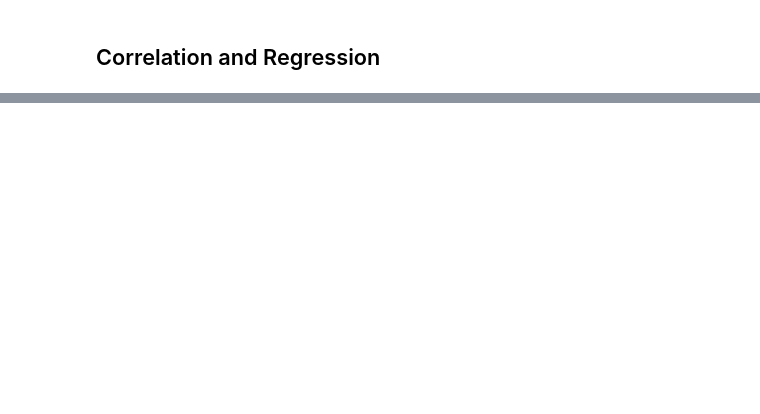
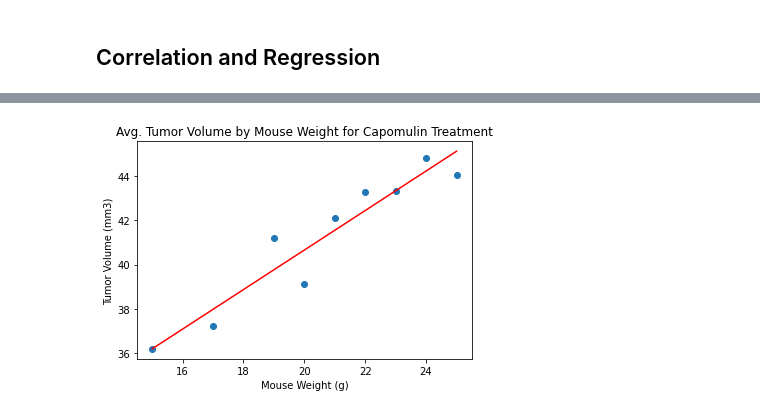
Before and after one commit to MarcyVampQueen/Matplotlib-challenge, a Jupyter notebook: Pymaceuticals/pymaceuticals_starter.ipynb, the cells around one changed output, grey strips where cells are left out. Cells and saved outputs as stored; diff of their text form; code cells hidden in the pictures; blank space fills up the shorter version.

```diff
--- a/Pymaceuticals/pymaceuticals_starter.ipynb
+++ b/Pymaceuticals/pymaceuticals_starter.ipynb
@@ -243,0 +267,12 @@ plt.show()
+# %%
+slope, inter, rval, pval, st = linregress(x_val, y_val)
+regress = x_val * slope + inter
+line_eq = "y = " + str(round(slope,2)) + "x + " + str(round(inter,2))
+plt.scatter(x_val,y_val)
+plt.title("Avg. Tumor Volume by Mouse Weight for Capomulin Treatment")
+plt.xlabel("Mouse Weight (g)")
+plt.ylabel("Tumor Volume (mm3)")
+plt.plot(x_val,regress,"r-")
+plt.show()
+# %% [output]
+[figure, added]
```
Also changed, not shown: parts of 5 cells of this notebook.
